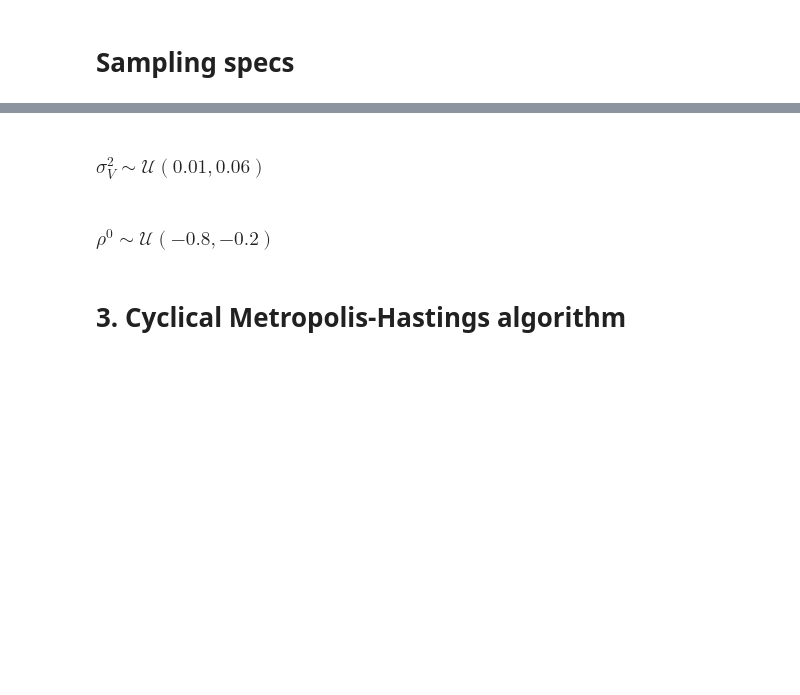
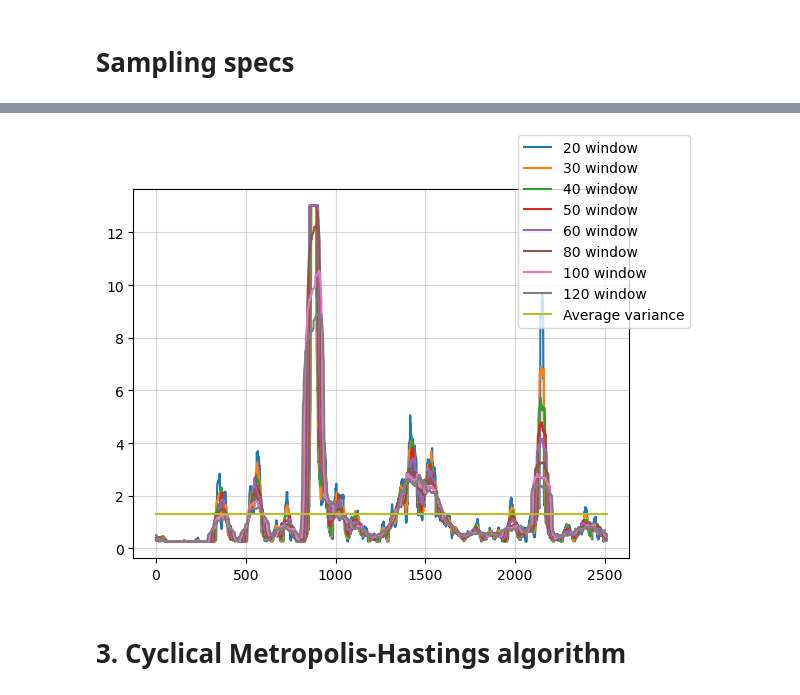
Before and after one commit to qxb650/MCSeminar, a Jupyter notebook: 02_cyclical_MCMC.ipynb, the cells around one changed output, grey strips where cells are left out. Saved outputs shown, nothing was run; the diff lists cells and outputs as text; code cells hidden in the pictures; blank space fills up the shorter version.

```diff
--- a/02_cyclical_MCMC.ipynb
+++ b/02_cyclical_MCMC.ipynb
@@ -100,2 +48,0 @@ theta_init = np.random.uniform(0.5,2,size=(N,))
-# %% [markdown]
-### $\sigma_V^2 \sim \mathcal{U}(0.01, 0.06)$
@@ -104,2 +48,0 @@ sigma_sq_V_init = np.random.uniform(0.01,0.06,size=(N,))
-# %% [markdown]
-### $\rho^0 \sim \mathcal{U}(-0.8, -0.2)$
@@ -108,2 +49,18 @@ rho_init = np.random.uniform(-0.8,-0.2,size=(N,))
+# %%
+N = 8
+G = 20_000
+
+lens_roll = [20, 30, 40, 50, 60, 80, 100, 120]
+
+bounds = {
+    'kappa_l' : 0.01, 'kappa_h' : 0.1,
+    'theta_l' : 0.5, 'theta_h' : 2,
+    'sigma_sq_V_l' : 0.01, 'sigma_sq_V_h' : 0.06,
+    'rho_l' : -0.8, 'rho_h' : -0.2
+}
+
+init_guess_Theta, init_guess_V = draw_init_Theta_and_V(dY, bounds, lens_roll, [0.2, 10], N, Delta, plot_Vrolls=True)
+# %% [output]
+[figure, added]
 # %% [markdown]
 # 3. Cyclical Metropolis-Hastings algorithm
```
Also changed, not shown: parts of 21 cells of this notebook, 8 other files.
